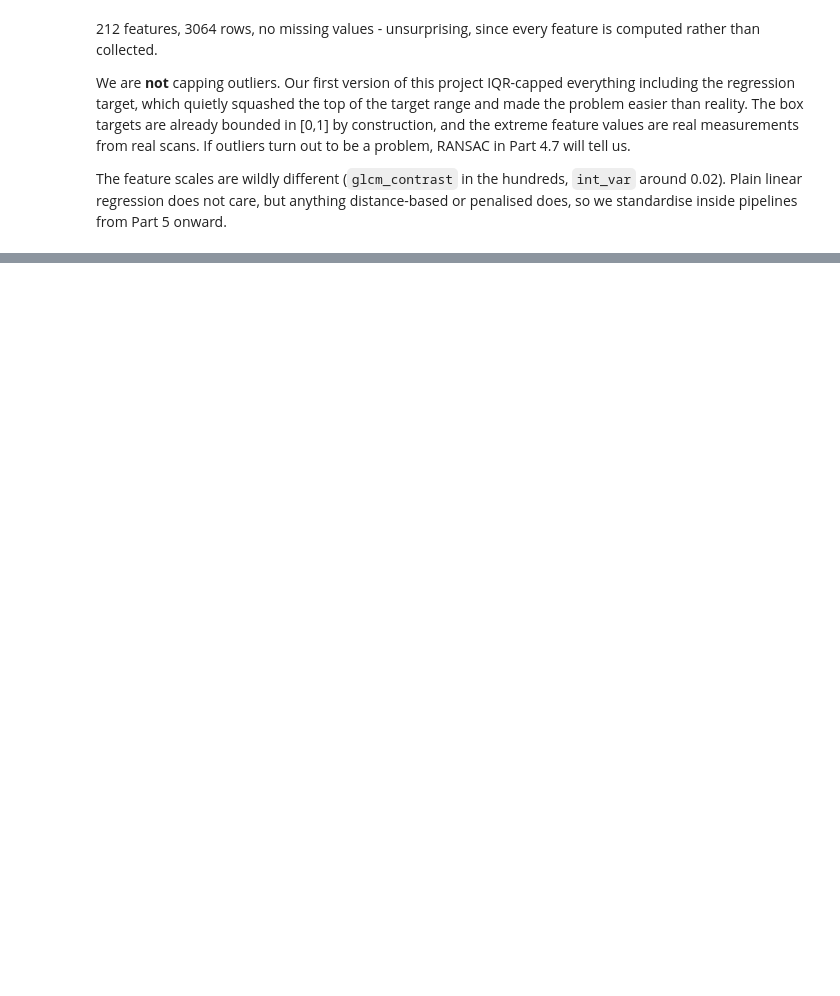
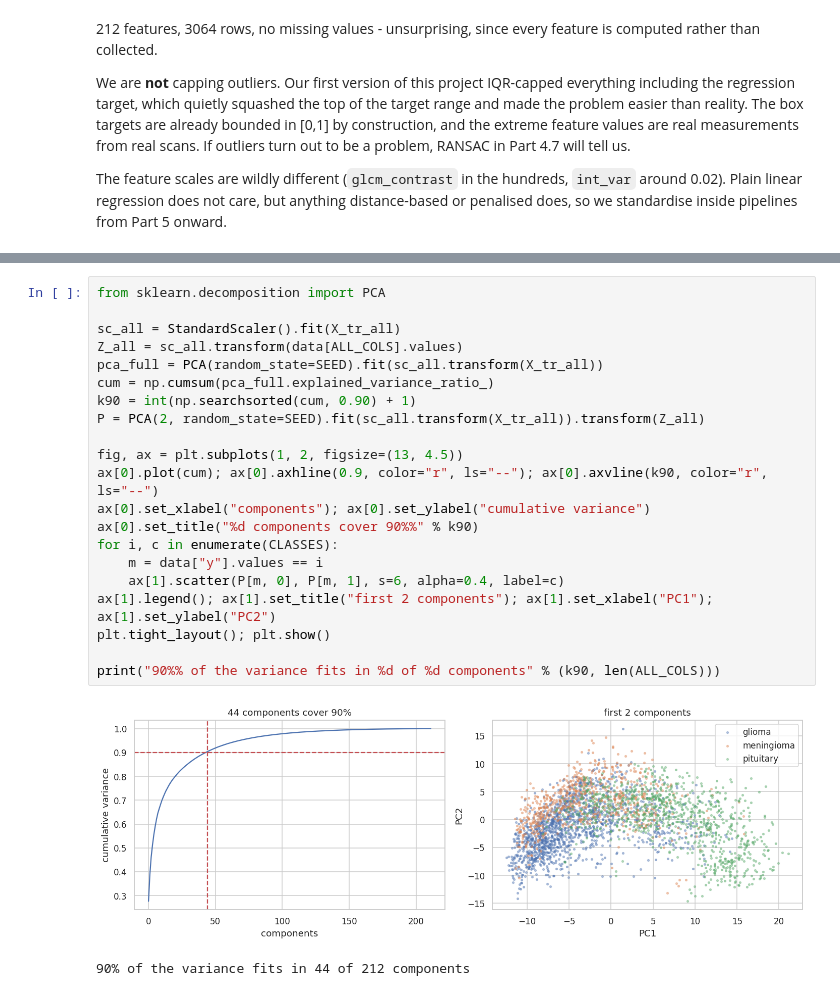
Before and after one commit to SurajKhomane108/brain-tumor-classification-localization, a Jupyter notebook: brain_tumor_classification_localization.ipynb, the cells around one changed output, grey strips where cells are left out. Drawn from its saved outputs; the diff is of its cells as text; blank space fills up the shorter version.

```diff
--- a/brain_tumor_classification_localization.ipynb
+++ b/brain_tumor_classification_localization.ipynb
@@ -491,0 +616,24 @@ standardise inside pipelines from Part 5 onward.
+# %%
+from sklearn.decomposition import PCA
+
+sc_all = StandardScaler().fit(X_tr_all)
+Z_all = sc_all.transform(data[ALL_COLS].values)
+pca_full = PCA(random_state=SEED).fit(sc_all.transform(X_tr_all))
+cum = np.cumsum(pca_full.explained_variance_ratio_)
+k90 = int(np.searchsorted(cum, 0.90) + 1)
+P = PCA(2, random_state=SEED).fit(sc_all.transform(X_tr_all)).transform(Z_all)
+
+fig, ax = plt.subplots(1, 2, figsize=(13, 4.5))
+ax[0].plot(cum); ax[0].axhline(0.9, color="r", ls="--"); ax[0].axvline(k90, color="r", ls="--")
+ax[0].set_xlabel("components"); ax[0].set_ylabel("cumulative variance")
+ax[0].set_title("%d components cover 90%%" % k90)
+for i, c in enumerate(CLASSES):
+    m = data["y"].values == i
+    ax[1].scatter(P[m, 0], P[m, 1], s=6, alpha=0.4, label=c)
+ax[1].legend(); ax[1].set_title("first 2 components"); ax[1].set_xlabel("PC1"); ax[1].set_ylabel("PC2")
+plt.tight_layout(); plt.show()
+
+print("90%% of the variance fits in %d of %d components" % (k90, len(ALL_COLS)))
+# %% [output]
+[figure, added]
+90% of the variance fits in 44 of 212 components
```
Also changed, not shown: parts of 12 cells of this notebook.
